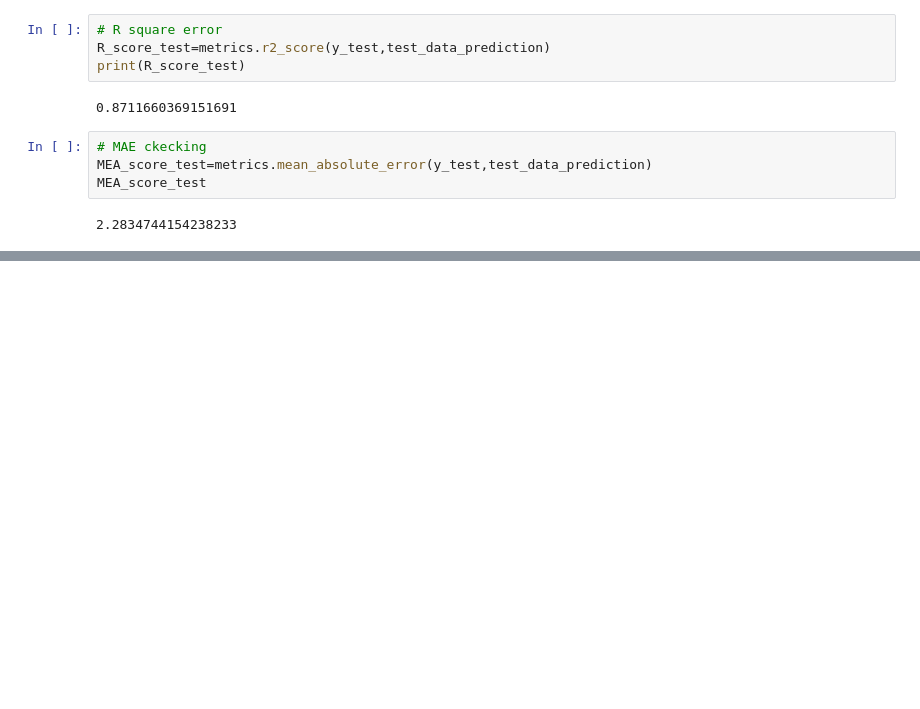
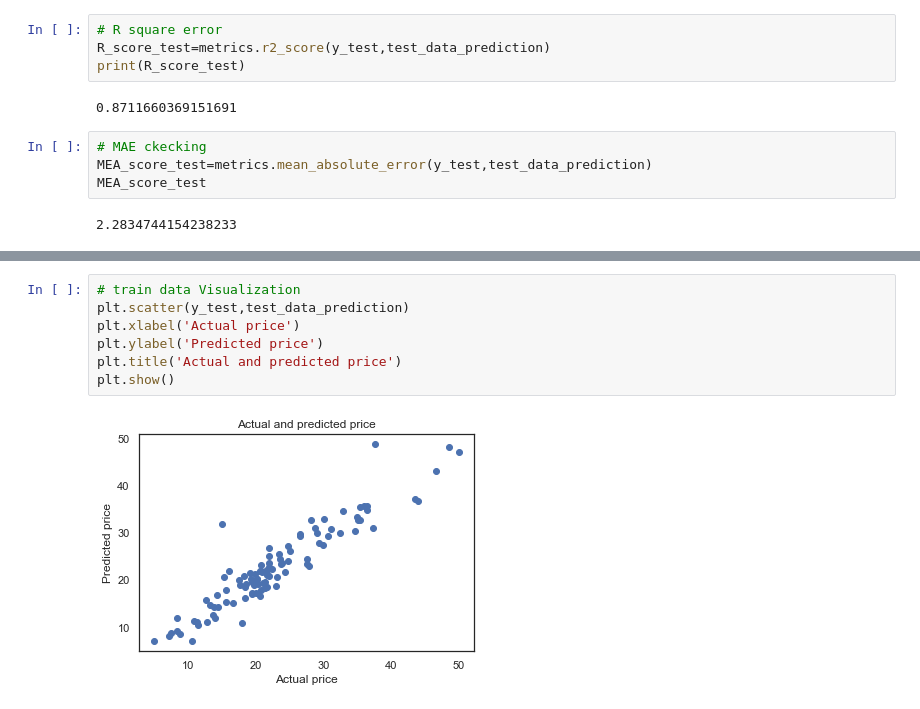
Before and after one commit to Rasel-25/Python, a Jupyter notebook: Project/House_Price.ipynb, the cells around one changed output, grey strips where cells are left out. Cells and saved outputs as stored; diff of their text form; blank space fills up the shorter version.

```diff
--- a/Project/House_Price.ipynb
+++ b/Project/House_Price.ipynb
@@ -146,0 +374,9 @@ MEA_score_test
+# %%
+# train data Visualization
+plt.scatter(y_test,test_data_prediction)
+plt.xlabel('Actual price')
+plt.ylabel('Predicted price')
+plt.title('Actual and predicted price')
+plt.show()
+# %% [output]
+[figure, added]
```
Also changed, not shown: parts of 19 cells of this notebook.
